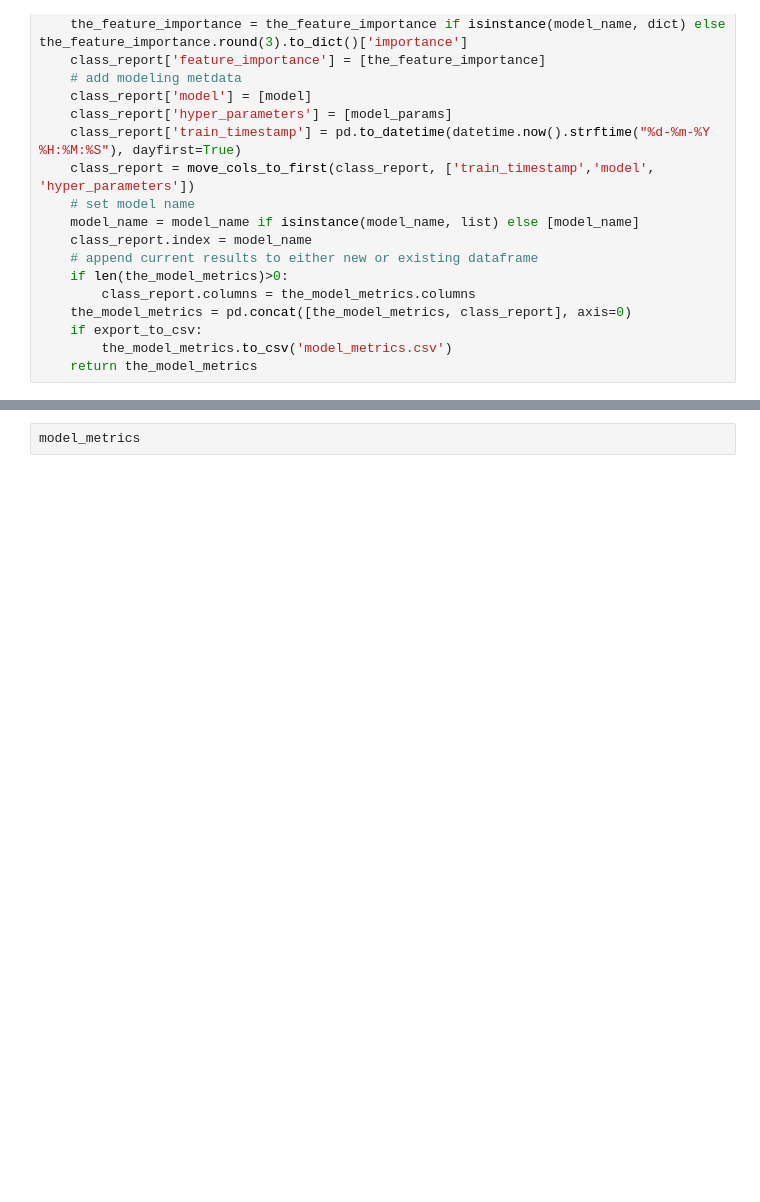
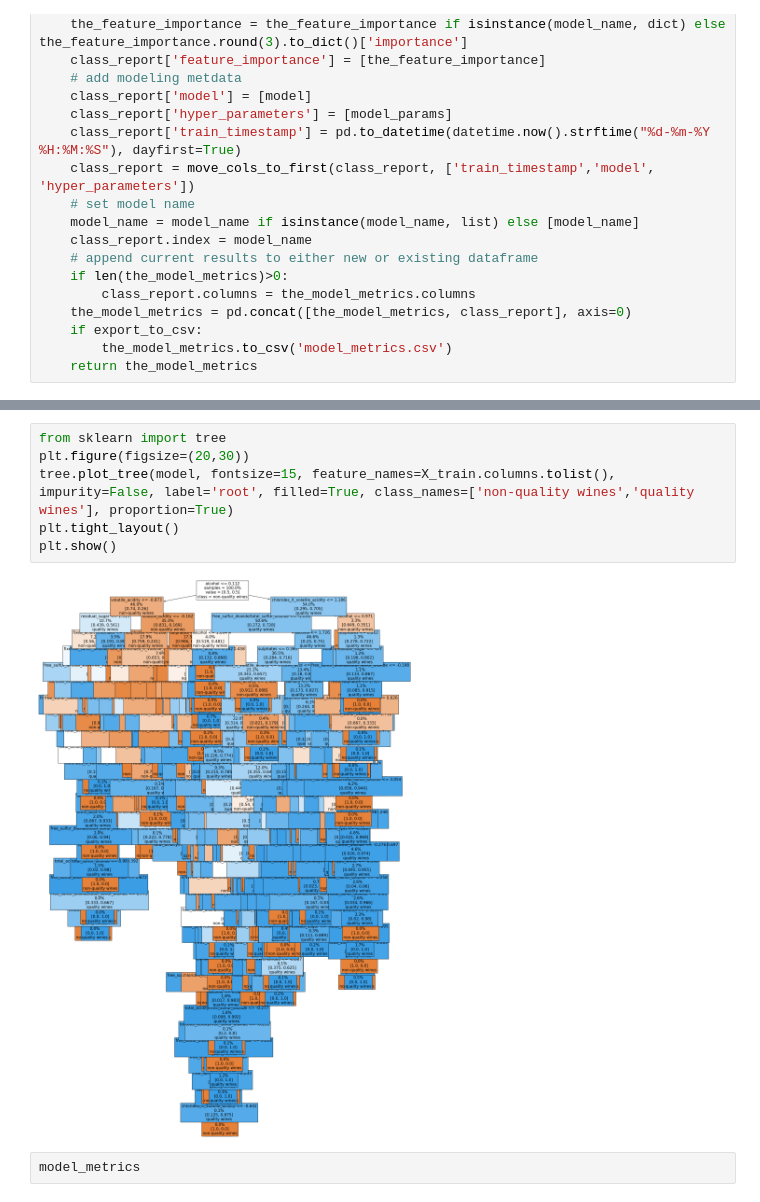
Before and after one commit to dormeir999/Cracking_Your_First_Data_Science_Project_course, a Jupyter notebook: Pipeline.ipynb, the cells around one changed output, grey strips where cells are left out. Drawn from its saved outputs; the diff is of its cells as text; blank space fills up the shorter version.

```diff
--- a/Pipeline.ipynb
+++ b/Pipeline.ipynb
@@ -1658,3 +1658,11 @@ plt.show()
+# %%
+from sklearn import tree
+plt.figure(figsize=(20,30))
+tree.plot_tree(model, fontsize=15, feature_names=X_train.columns.tolist(), impurity=False, label='root', filled=True, class_names=['non-quality wines','quality wines'], proportion=True)
+plt.tight_layout()
+plt.show()
+# %% [output]
+[figure, added]
 # %%
 model_metrics
 # %% [output]
```
Also changed, not shown: parts of 1 cell of this notebook, 1 other file.
